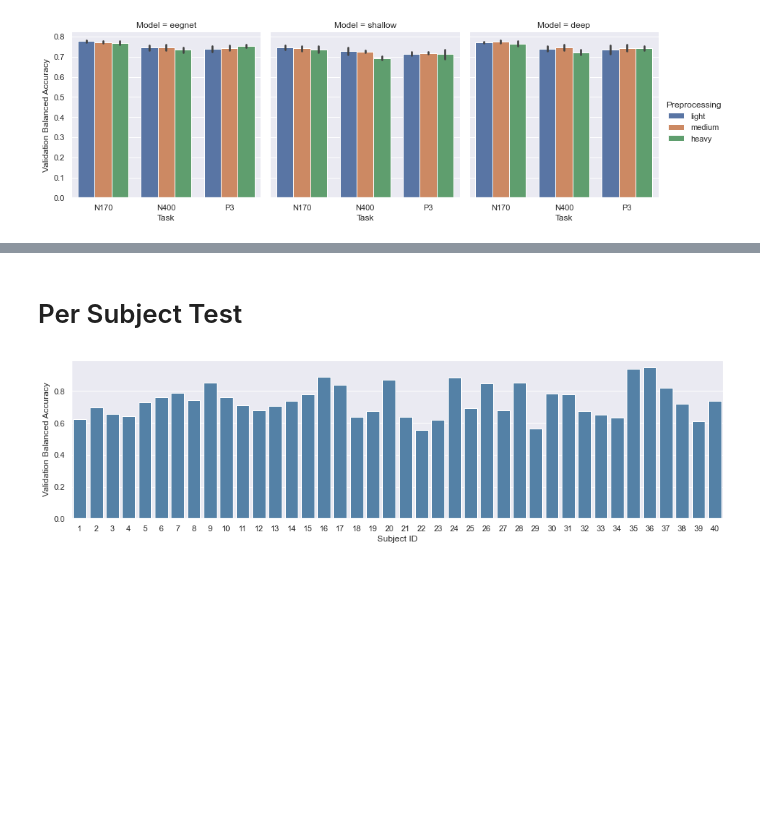
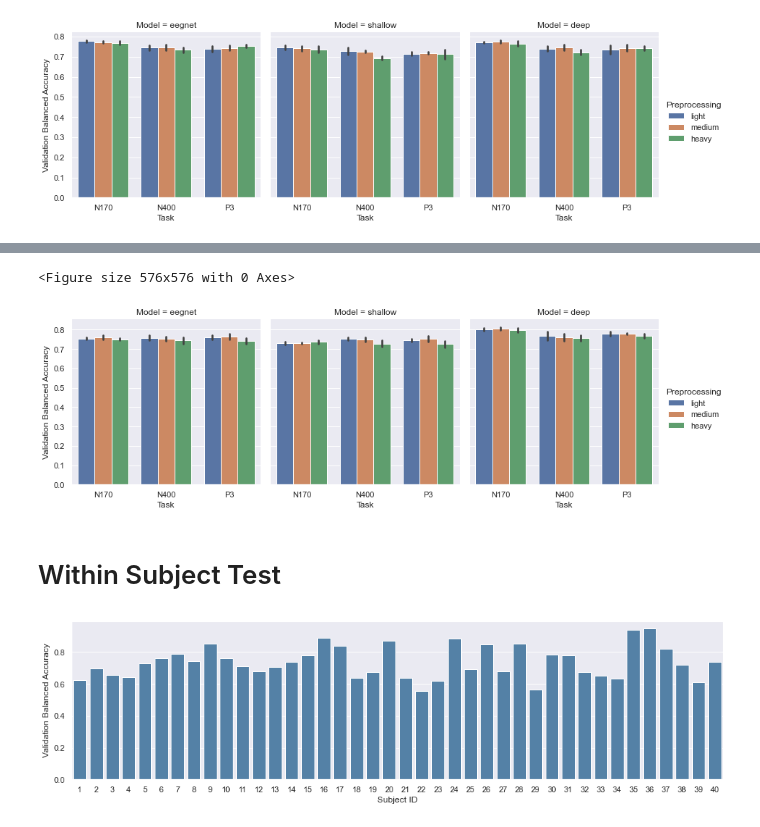
Before and after one commit to HannesBonasch/Thesis-Analysing-Deep-Learning-Decoding, a Jupyter notebook: Benchmark.ipynb, the cells around one changed output, grey strips where cells are left out. Cells and saved outputs as stored; diff of their text form; code cells hidden in the pictures; blank space fills up the shorter version.

```diff
--- a/Benchmark.ipynb
+++ b/Benchmark.ipynb
@@ -101,5 +112,16 @@ sns.catplot(x="Task", y="Validation Balanced Accuracy",
+# %%
+# plot by model, no downsampling
+sns.set(style="darkgrid")
+plt.figure(figsize=(8, 8))
+sns.catplot(x="Task", y="Validation Balanced Accuracy",
+            hue="Preprocessing", col="Model",
+            data=df_task, kind="bar",
+            height=4, aspect=1, ci="sd");
+# %% [output]
+<Figure size 576x576 with 0 Axes>
+[figure, added]
 # %% [markdown]
-# Per Subject Test
+# Within Subject Test
 # %%
 parameters = {
     # data
```
Also changed, not shown: parts of 20 cells of this notebook, 3 other files.
